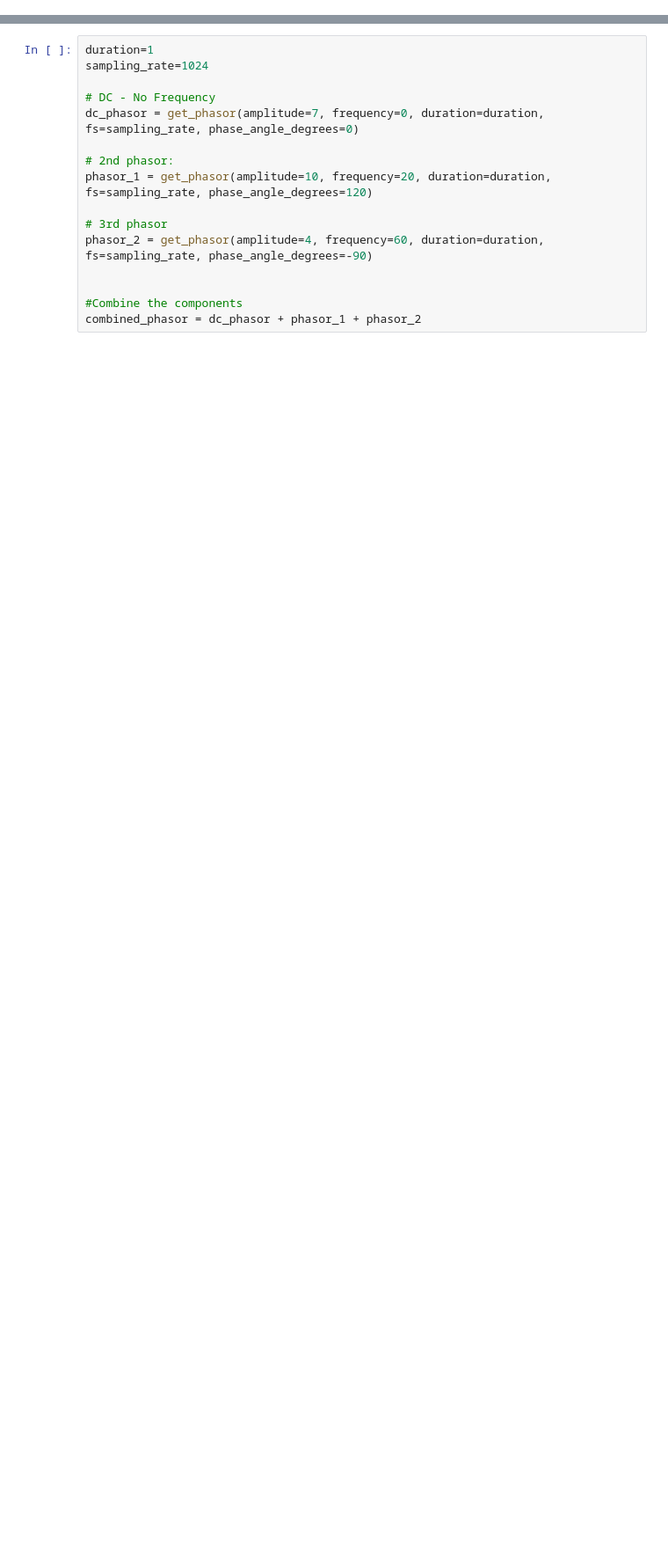
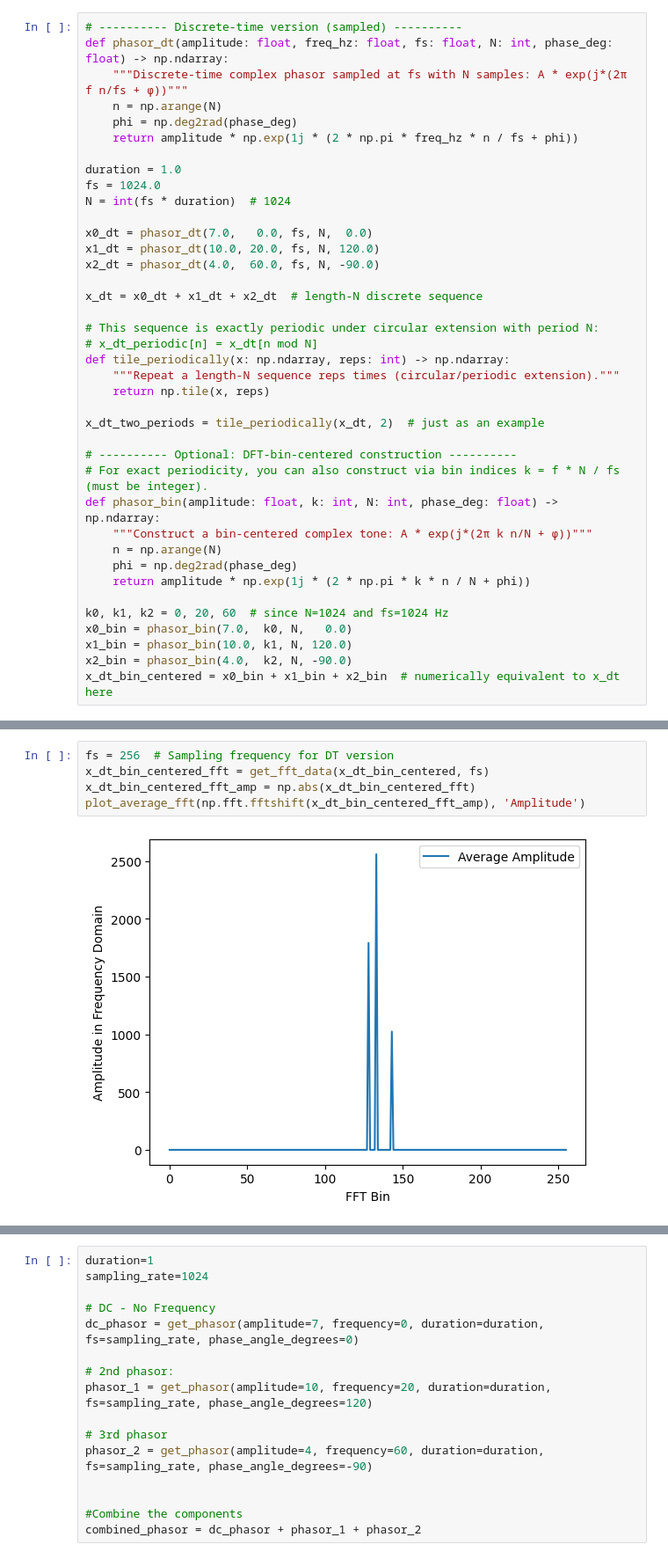
Before and after one commit to bnusser/communication-systems, a Jupyter notebook: 2.1-3-fourier-series.ipynb, the cells around one changed output, grey strips where cells are left out. Shown at 88% size. Cells and saved outputs as stored; diff of their text form; blank space fills up the shorter version.

```diff
--- a/2.1-3-fourier-series.ipynb
+++ b/2.1-3-fourier-series.ipynb
@@ -4,0 +49,39 @@ from functions import get_phasor, get_fft_data, plot_average_fft, animate_phasor
+# %%
+# ---------- Discrete-time version (sampled) ----------
+def phasor_dt(amplitude: float, freq_hz: float, fs: float, N: int, phase_deg: float) -> np.ndarray:
+    """Discrete-time complex phasor sampled at fs with N samples: A * exp(j*(2π f n/fs + φ))"""
+    n = np.arange(N)
+    phi = np.deg2rad(phase_deg)
+    return amplitude * np.exp(1j * (2 * np.pi * freq_hz * n / fs + phi))
+
+duration = 1.0
+fs = 1024.0
+N = int(fs * duration)  # 1024
+
+x0_dt = phasor_dt(7.0,   0.0, fs, N,  0.0)
+x1_dt = phasor_dt(10.0, 20.0, fs, N, 120.0)
+x2_dt = phasor_dt(4.0,  60.0, fs, N, -90.0)
+
+x_dt = x0_dt + x1_dt + x2_dt  # length-N discrete sequence
+
+# This sequence is exactly periodic under circular extension with period N:
+# x_dt_periodic[n] = x_dt[n mod N]
+def tile_periodically(x: np.ndarray, reps: int) -> np.ndarray:
+    """Repeat a length-N sequence reps times (circular/periodic extension)."""
+    return np.tile(x, reps)
+
+x_dt_two_periods = tile_periodically(x_dt, 2)  # just as an example
+
+# ---------- Optional: DFT-bin-centered construction ----------
+# For exact periodicity, you can also construct via bin indices k = f * N / fs (must be integer).
+def phasor_bin(amplitude: float, k: int, N: int, phase_deg: float) -> np.ndarray:
+    """Construct a bin-centered complex tone: A * exp(j*(2π k n/N + φ))"""
+    n = np.arange(N)
+    phi = np.deg2rad(phase_deg)
+    return amplitude * np.exp(1j * (2 * np.pi * k * n / N + phi))
+
+k0, k1, k2 = 0, 20, 60  # since N=1024 and fs=1024 Hz
+x0_bin = phasor_bin(7.0,  k0, N,   0.0)
+x1_bin = phasor_bin(10.0, k1, N, 120.0)
+x2_bin = phasor_bin(4.0,  k2, N, -90.0)
+x_dt_bin_centered = x0_bin + x1_bin + x2_bin  # numerically equivalent to x_dt here
@@ -4,0 +94,7 @@ from functions import get_phasor, get_fft_data, plot_average_fft, animate_phasor
+# %%
+fs = 256  # Sampling frequency for DT version
+x_dt_bin_centered_fft = get_fft_data(x_dt_bin_centered, fs)
+x_dt_bin_centered_fft_amp = np.abs(x_dt_bin_centered_fft)
+plot_average_fft(np.fft.fftshift(x_dt_bin_centered_fft_amp), 'Amplitude')
+# %% [output]
+[figure, added]
```
Also changed, not shown: parts of 8 cells of this notebook, 4 other files.
